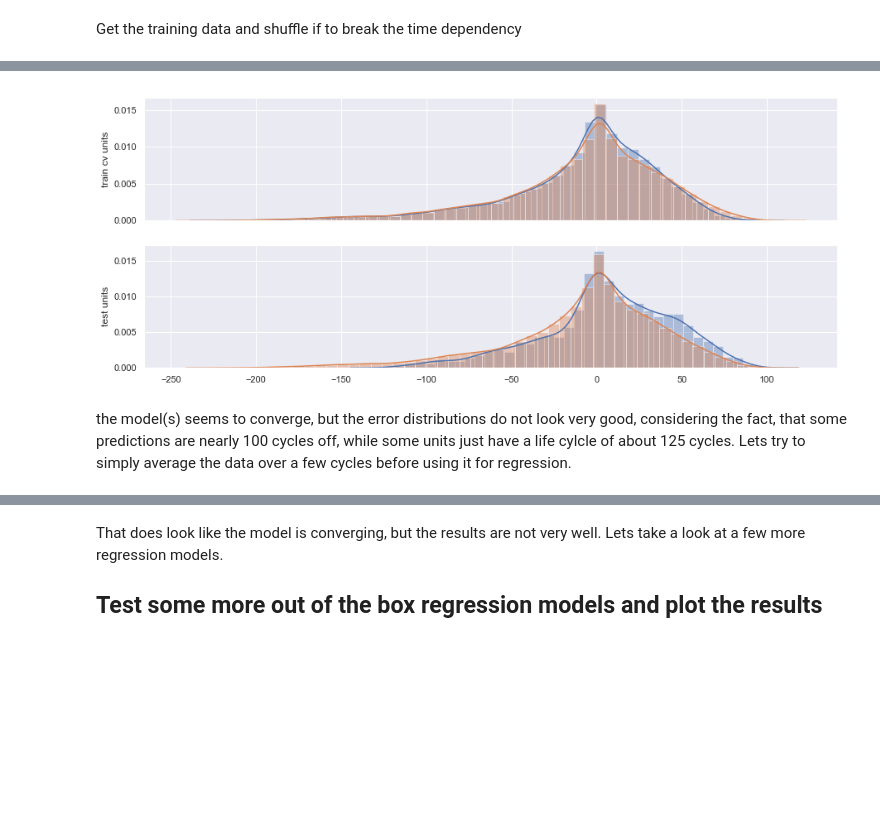
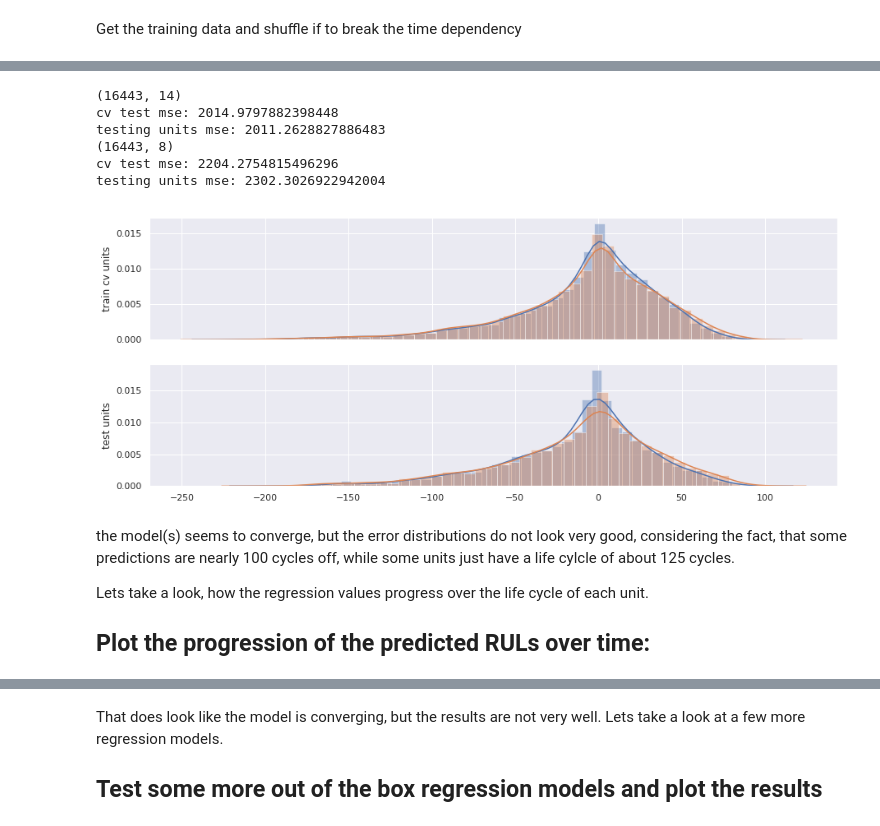
Before and after one commit to TobiasGlaubach/python-ml-turbofan, a Jupyter notebook: TrainSimpleRegressor.ipynb, the cells around one changed output, grey strips where cells are left out. Saved outputs shown, nothing was run; the diff lists cells and outputs as text; code cells hidden in the pictures; blank space fills up the shorter version.

```diff
--- a/TrainSimpleRegressor.ipynb
+++ b/TrainSimpleRegressor.ipynb
@@ -230,15 +224,30 @@ testing units mse: 2224.291946512543
+# %%
+res_full, res_red = fit_and_test_clf(df_n_train, df_n_test, mdl=None, cols_features=None)
+
+res['all_full'] = res_full
+res['all_red'] = res_red
+# %% [output]
+(16443, 14)
+cv test mse: 2014.9797882398448
+testing units mse: 2011.2628827886483
+(16443, 8)
+cv test mse: 2204.2754815496296
+testing units mse: 2302.3026922942004
 # %%
 fig, axes = plt.subplots(2, 1, figsize=(15, 6), sharex=True)
 axes = axes.flatten()
 
 for name, dc2 in res.items():
-    sns.distplot(dc2['train_cv'], ax=axes[0])
-    sns.distplot(dc2['test_cv'], ax=axes[1])
+    sns.distplot(dc2['dy_train_cv'], ax=axes[0])
+    sns.distplot(dc2['dy_test'], ax=axes[1])
 
 lbl = axes[1].set_ylabel('test units')
 lbl = axes[0].set_ylabel('train cv units')
 # %% [output]
-[figure, old version]
+[figure, new version]
 # %% [markdown]
 the model(s) seems to converge, but the error distributions do not look very good, considering the fact, that some predictions are nearly 100 cycles off, while some units just have a life cylcle of about 125 cycles.
-Lets try to simply average the data over a few cycles before using it for regression.
+
+Lets take a look, how the regression values progress over the life cycle of each unit.
+
+## Plot the progression of the predicted RULs over time:
```
Also changed, not shown: parts of 30 cells of this notebook, 2 other files.
